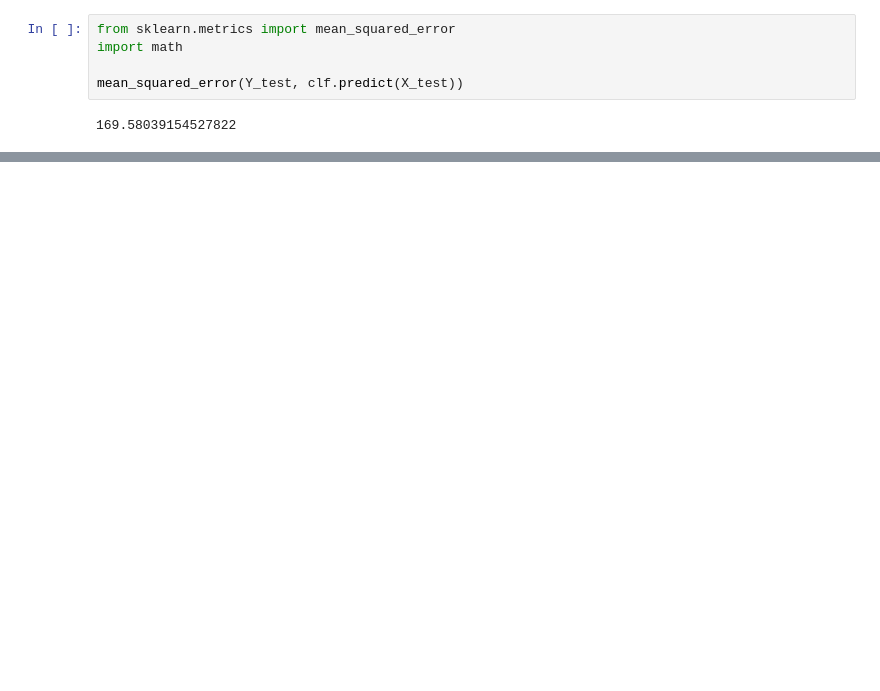
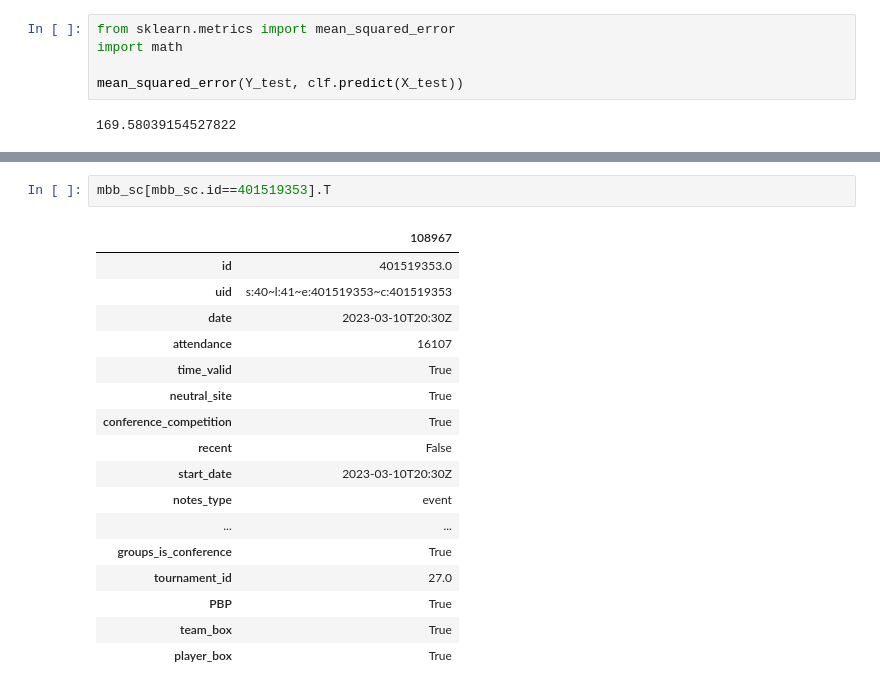
Before and after one commit to MirandaRosalise/CBB-data, a Jupyter notebook: sdv-build.ipynb, the cells around one changed output, grey strips where cells are left out. Cells and saved outputs as stored; diff of their text form; blank space fills up the shorter version.

```diff
--- a/sdv-build.ipynb
+++ b/sdv-build.ipynb
@@ -186,0 +237,20 @@ mean_squared_error(Y_test, clf.predict(X_test))
+# %%
+mbb_sc[mbb_sc.id==401519353].T
+# %% [output]
+|  | 108967 |
+| id | 401519353.0 |
+| uid | s:40~l:41~e:401519353~c:401519353 |
+| date | 2023-03-10T20:30Z |
+| attendance | 16107 |
+| time_valid | True |
+| neutral_site | True |
+| conference_competition | True |
+| recent | False |
+| start_date | 2023-03-10T20:30Z |
+| notes_type | event |
+| ... | ... |
+| groups_is_conference | True |
+| tournament_id | 27.0 |
+| PBP | True |
+| team_box | True |
+| player_box | True |
```
Also changed, not shown: parts of 7 cells of this notebook, 1 other file.
